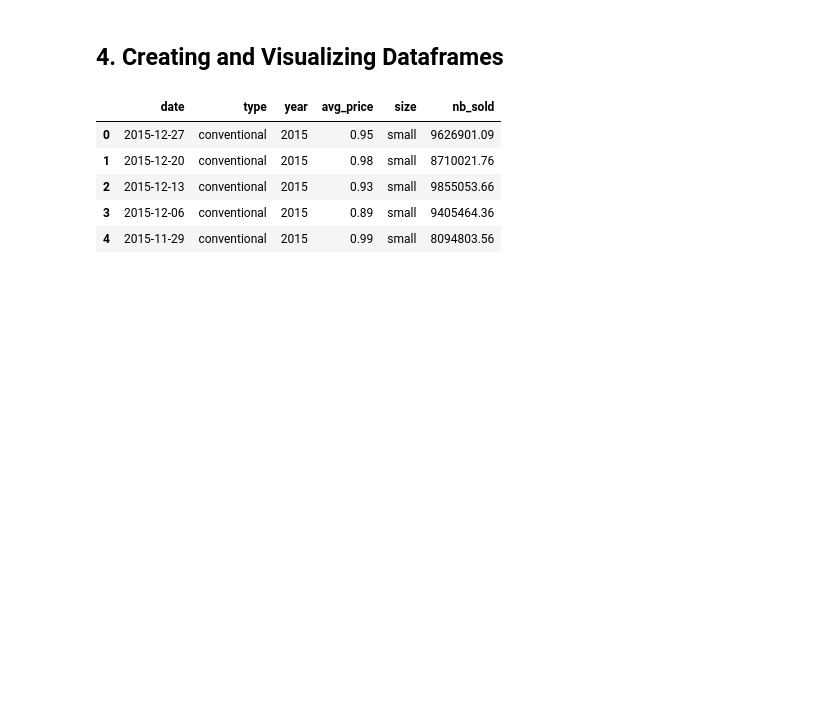
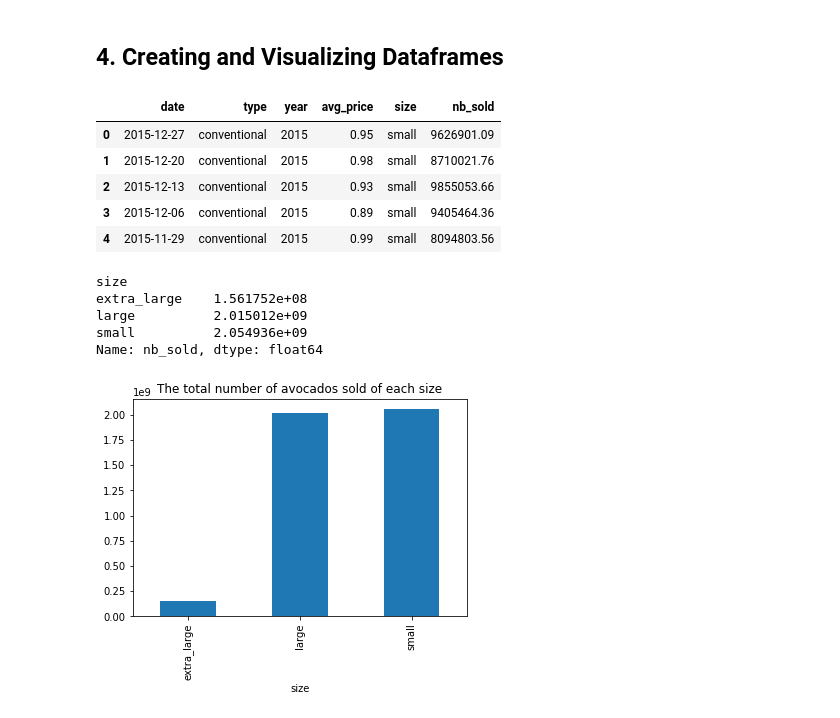
Before and after one commit to ishtiakrongon/Datacamp-Data_manipulation_with_pandas, a Jupyter notebook: data manipulation with pandas.ipynb, the cells around one changed output. Cells and saved outputs as stored; diff of their text form; code cells hidden in the pictures; blank space fills up the shorter version.

```diff
--- a/data manipulation with pandas.ipynb
+++ b/data manipulation with pandas.ipynb
@@ -860,3 +860,27 @@ avocados.head()
 | 2 | 2015-12-13 | conventional | 2015 | 0.93 | small | 9855053.66 |
 | 3 | 2015-12-06 | conventional | 2015 | 0.89 | small | 9405464.36 |
 | 4 | 2015-11-29 | conventional | 2015 | 0.99 | small | 8094803.56 |
+# %%
+# Get the total number of avocados sold of each size
+# sum of all nb_sold by their size group
+
+# first need to group the nb_sold by their size
+
+nb_sold_by_size = avocados.groupby("size")["nb_sold"].agg(np.sum)
+nb_sold_by_size
+# %% [output]
+size
+extra_large    1.561752e+08
+large          2.015012e+09
+small          2.054936e+09
+Name: nb_sold, dtype: float64
+# %%
+# Create a Bar Plot
+
+nb_sold_by_size.plot(
+    kind = "bar",
+    title = "The total number of avocados sold of each size"
+)
+plt.show()
+# %% [output]
+[figure, added]
```
